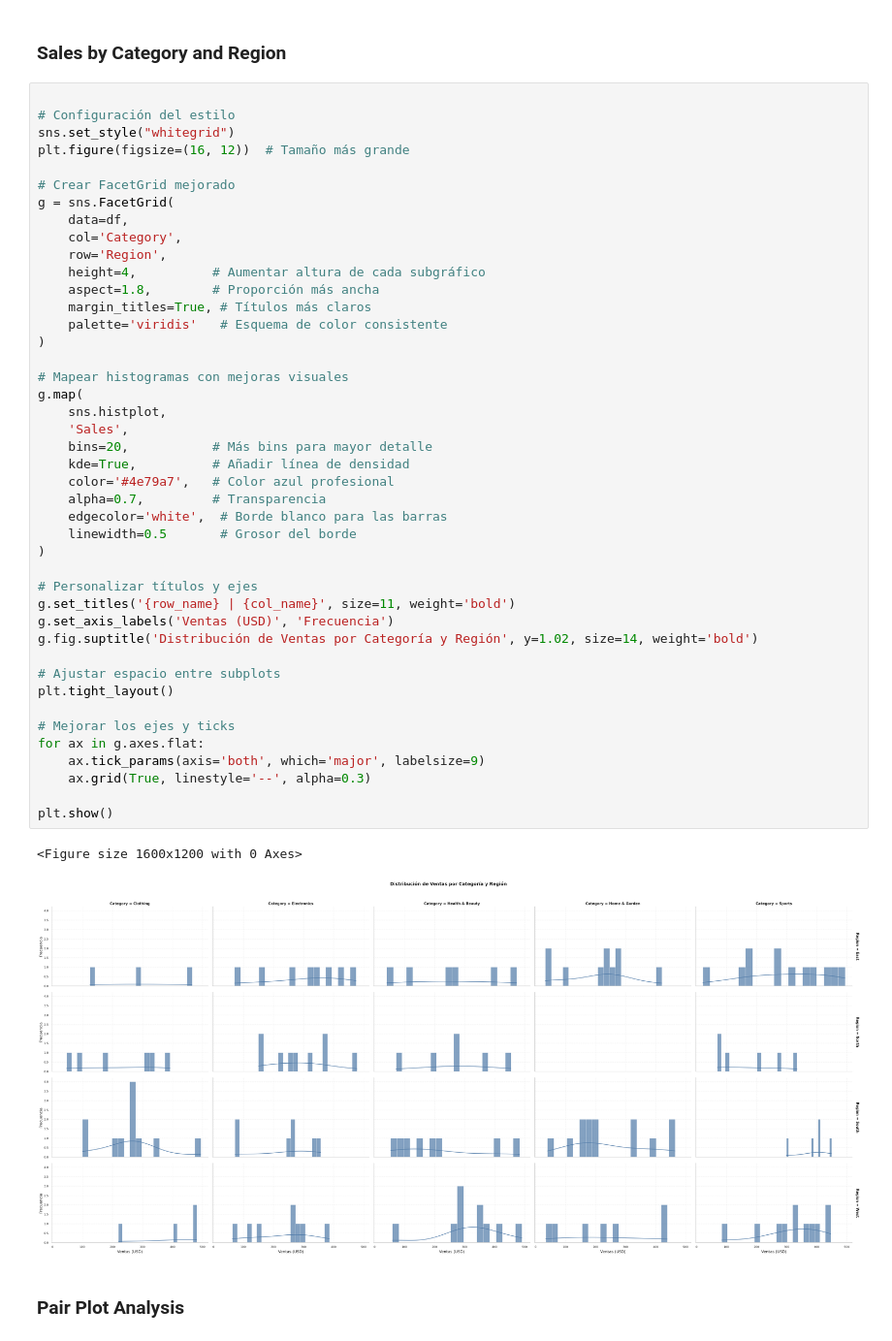
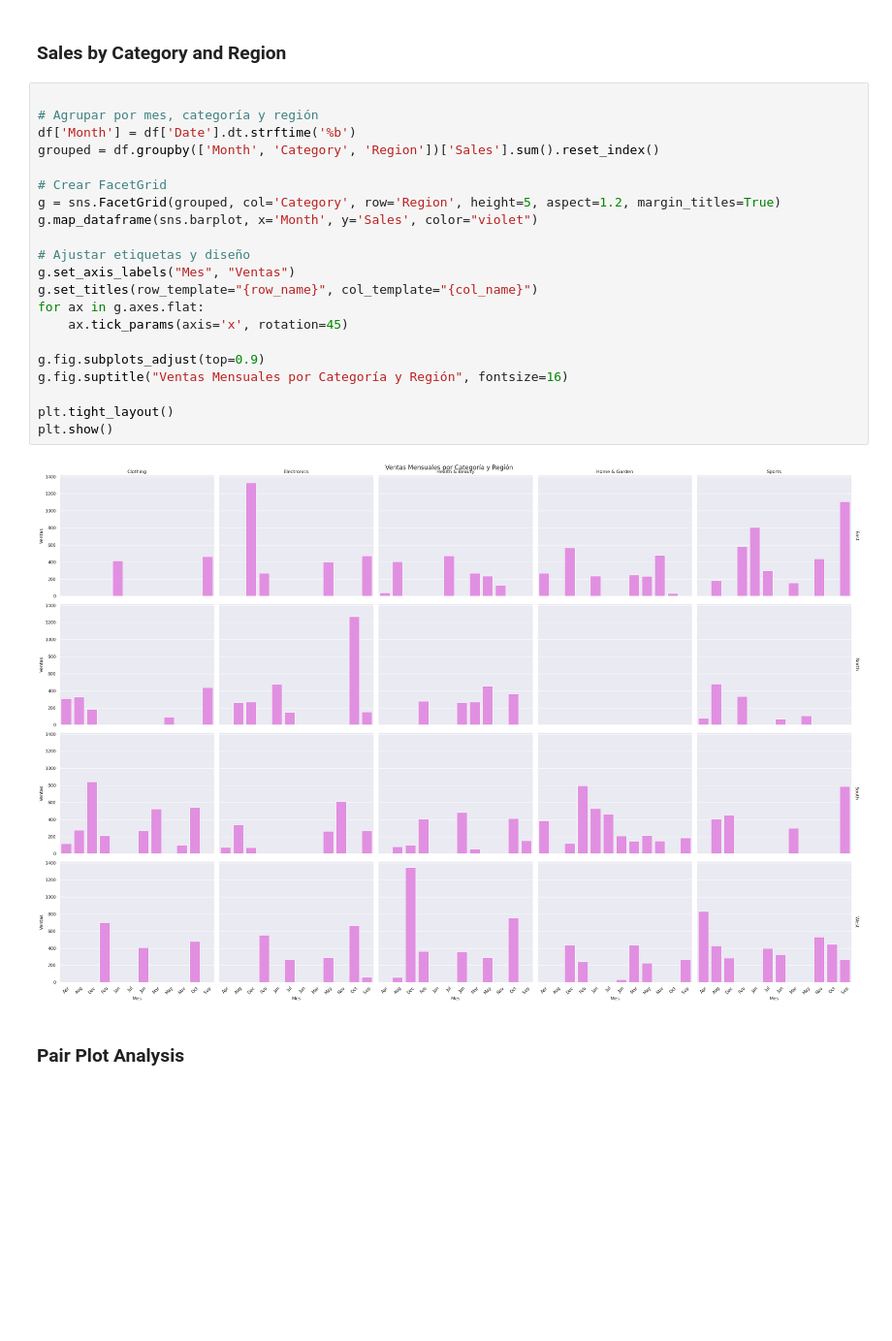
Before and after one commit to GuaSiMoTO/LAB-Python-for-Data-Analysis-EDA-public, a Jupyter notebook: LAB-Exploratory-Data-Analysis.ipynb, the cells around one changed output. Shown at 97% size. Cells and saved outputs as stored; diff of their text form; blank space fills up the shorter version.

```diff
--- a/LAB-Exploratory-Data-Analysis.ipynb
+++ b/LAB-Exploratory-Data-Analysis.ipynb
@@ -297,50 +296,27 @@ plt.show()
 ### Sales by Category and Region
 # %%
 
-# Configuración del estilo
-sns.set_style("whitegrid")
-plt.figure(figsize=(16, 12))  # Tamaño más grande
+# Agrupar por mes, categoría y región
+df['Month'] = df['Date'].dt.strftime('%b')
+grouped = df.groupby(['Month', 'Category', 'Region'])['Sales'].sum().reset_index()
 
-# Crear FacetGrid mejorado
-g = sns.FacetGrid(
-    data=df,
-    col='Category',
-    row='Region',
-    height=4,          # Aumentar altura de cada subgráfico
-    aspect=1.8,        # Proporción más ancha
-    margin_titles=True, # Títulos más claros
-    palette='viridis'   # Esquema de color consistente
-)
+# Crear FacetGrid
+g = sns.FacetGrid(grouped, col='Category', row='Region', height=5, aspect=1.2, margin_titles=True)
+g.map_dataframe(sns.barplot, x='Month', y='Sales', color="violet")
 
-# Mapear histogramas con mejoras visuales
-g.map(
-    sns.histplot,
-    'Sales',
-    bins=20,           # Más bins para mayor detalle
-    kde=True,          # Añadir línea de densidad
-    color='#4e79a7',   # Color azul profesional
-    alpha=0.7,         # Transparencia
-    edgecolor='white',  # Borde blanco para las barras
-    linewidth=0.5       # Grosor del borde
-)
+# Ajustar etiquetas y diseño
+g.set_axis_labels("Mes", "Ventas")
+g.set_titles(row_template="{row_name}", col_template="{col_name}")
+for ax in g.axes.flat:
+    ax.tick_params(axis='x', rotation=45)
 
-# Personalizar títulos y ejes
-g.set_titles('{row_name} | {col_name}', size=11, weight='bold')
-g.set_axis_labels('Ventas (USD)', 'Frecuencia')
-g.fig.suptitle('Distribución de Ventas por Categoría y Región', y=1.02, size=14, weight='bold')
+g.fig.subplots_adjust(top=0.9)
+g.fig.suptitle("Ventas Mensuales por Categoría y Región", fontsize=16)
 
-# Ajustar espacio entre subplots
 plt.tight_layout()
-
-# Mejorar los ejes y ticks
-for ax in g.axes.flat:
-    ax.tick_params(axis='both', which='major', labelsize=9)
-    ax.grid(True, linestyle='--', alpha=0.3)
-
 plt.show()
 # %% [output]
-<Figure size 1600x1200 with 0 Axes>
-[figure, old version]
+[figure, new version]
 # %% [markdown]
 ### Pair Plot Analysis
 # %%
```
Also changed, not shown: parts of 25 cells of this notebook, 1 other file.
